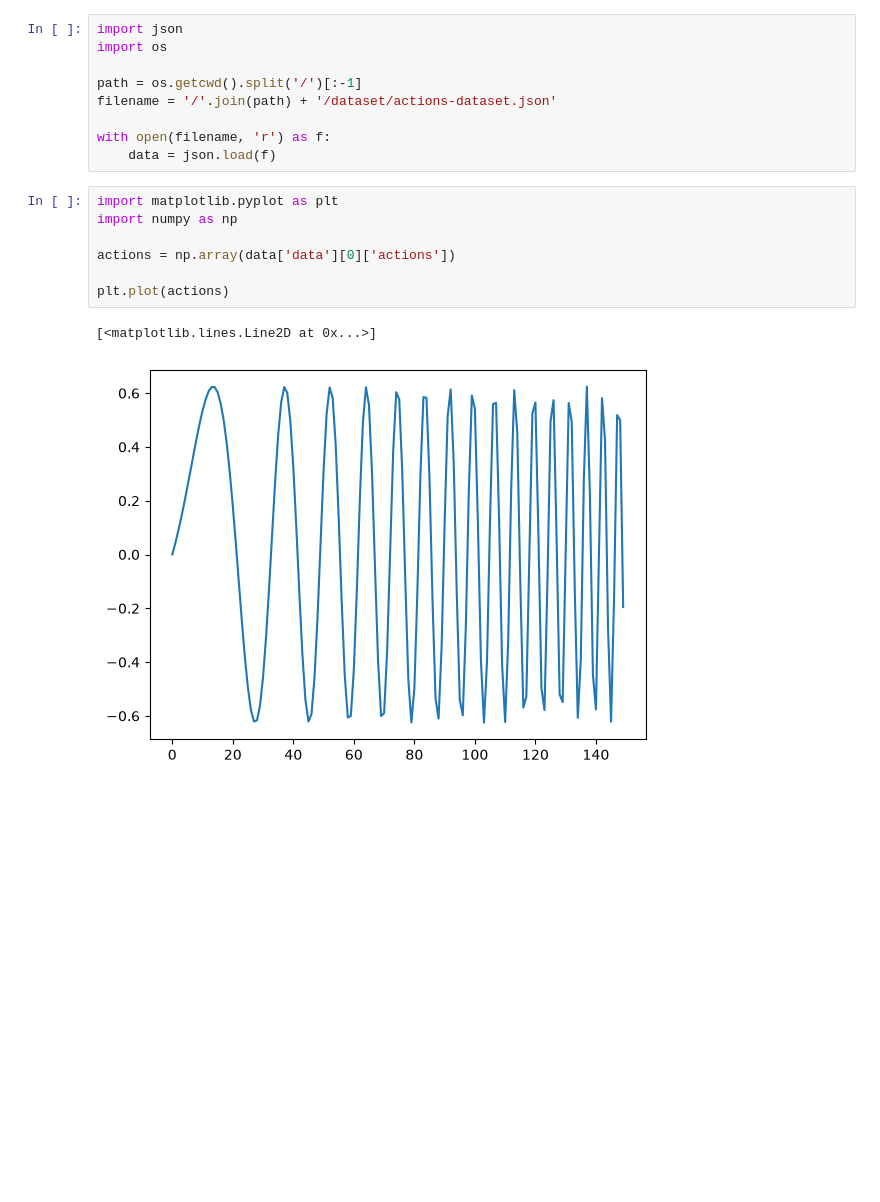
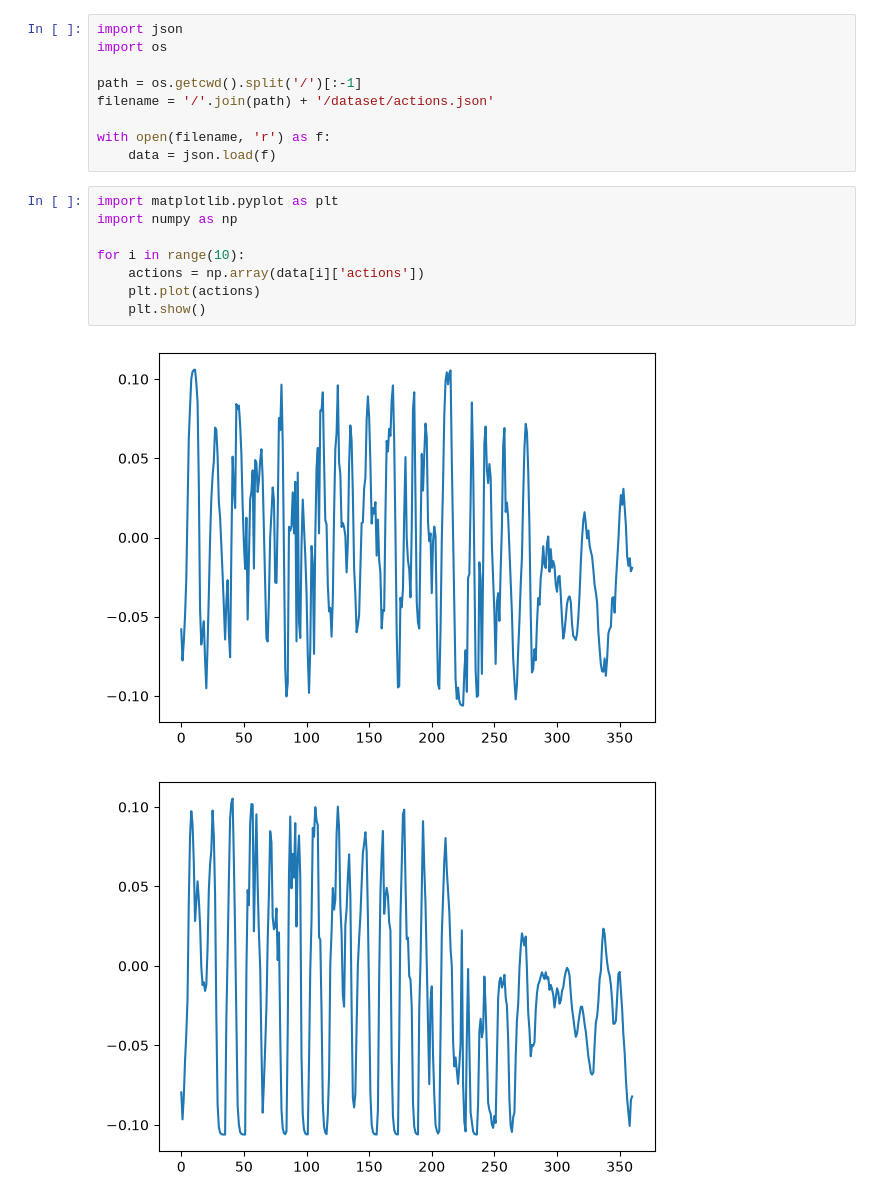
Before and after one commit to mauicv/servo-sysid, a Jupyter notebook: src/sysid/notebooks/check_action_ds.ipynb, the cells around one changed output. Saved outputs shown, nothing was run; the diff lists cells and outputs as text; blank space fills up the shorter version.

```diff
--- a/src/sysid/notebooks/check_action_ds.ipynb
+++ b/src/sysid/notebooks/check_action_ds.ipynb
@@ -3,17 +3,18 @@ import json
 import os
 
 path = os.getcwd().split('/')[:-1]
-filename = '/'.join(path) + '/dataset/actions-dataset.json'
+filename = '/'.join(path) + '/dataset/actions.json'
 
 with open(filename, 'r') as f:
     data = json.load(f)
 # %%
 import matplotlib.pyplot as plt
 import numpy as np
 
-actions = np.array(data['data'][0]['actions'])
-
-plt.plot(actions)
+for i in range(10):
+    actions = np.array(data[i]['actions'])
+    plt.plot(actions)
+    plt.show()
 # %% [output]
-[<matplotlib.lines.Line2D at 0x...>]
-[figure, old version]
+[figure, new version]
+[figure, added]
```
Also changed, not shown: parts of 6 cells of this notebook, 15 other files.
